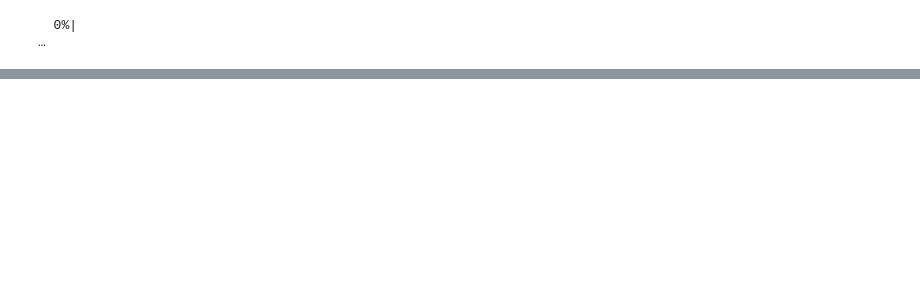
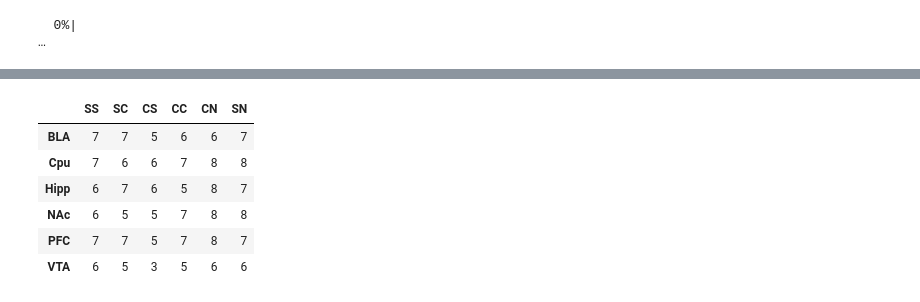
Before and after one commit to baicalin/GAN-WGCNA, a Jupyter notebook: codes/RNASeq_pipeline/1_RNASeq_Dataset_Downloader.ipynb, the cells around one changed output, grey strips where cells are left out. Drawn from its saved outputs; the diff is of its cells as text; code cells hidden in the pictures; blank space fills up the shorter version.

```diff
--- a/codes/RNASeq_pipeline/1_RNASeq_Dataset_Downloader.ipynb
+++ b/codes/RNASeq_pipeline/1_RNASeq_Dataset_Downloader.ipynb
@@ -61,3 +75,21 @@ download_result
+# %%
+df_meta = pd.DataFrame(
+                        index = ["BLA", "Cpu", "Hipp", "NAc", "PFC", "VTA"],
+                        columns = ["SS", "SC", "CS", "CC", "CN", "SN"]
+                        )
+for region in ["BLA", "Cpu", "Hipp", "NAc", "PFC", "VTA"]:
+    for status in ["SS", "SC", "CS", "CC", "CN", "SN"]:
+        df_meta.loc[region, status] = len(download_result[(download_result["region"] == region) & (download_result["status"] == status)])
+# %%
+df_meta
+# %% [output]
+|  | SS | SC | CS | CC | CN | SN |
+| BLA | 7 | 7 | 5 | 6 | 6 | 7 |
+| Cpu | 7 | 6 | 6 | 7 | 8 | 8 |
+| Hipp | 6 | 7 | 6 | 5 | 8 | 7 |
+| NAc | 6 | 5 | 5 | 7 | 8 | 8 |
+| PFC | 7 | 7 | 5 | 7 | 8 | 7 |
+| VTA | 6 | 5 | 3 | 5 | 6 | 6 |
 # %%
 def post_modification_and_save_to_csv(dfObj, result_id = datetime.datetime.now().strftime("%H%M%S")):
     df = pd.read_csv("DATASETS/original.CSV")
```
Also changed, not shown: parts of 3 cells of this notebook, 1 other file.
